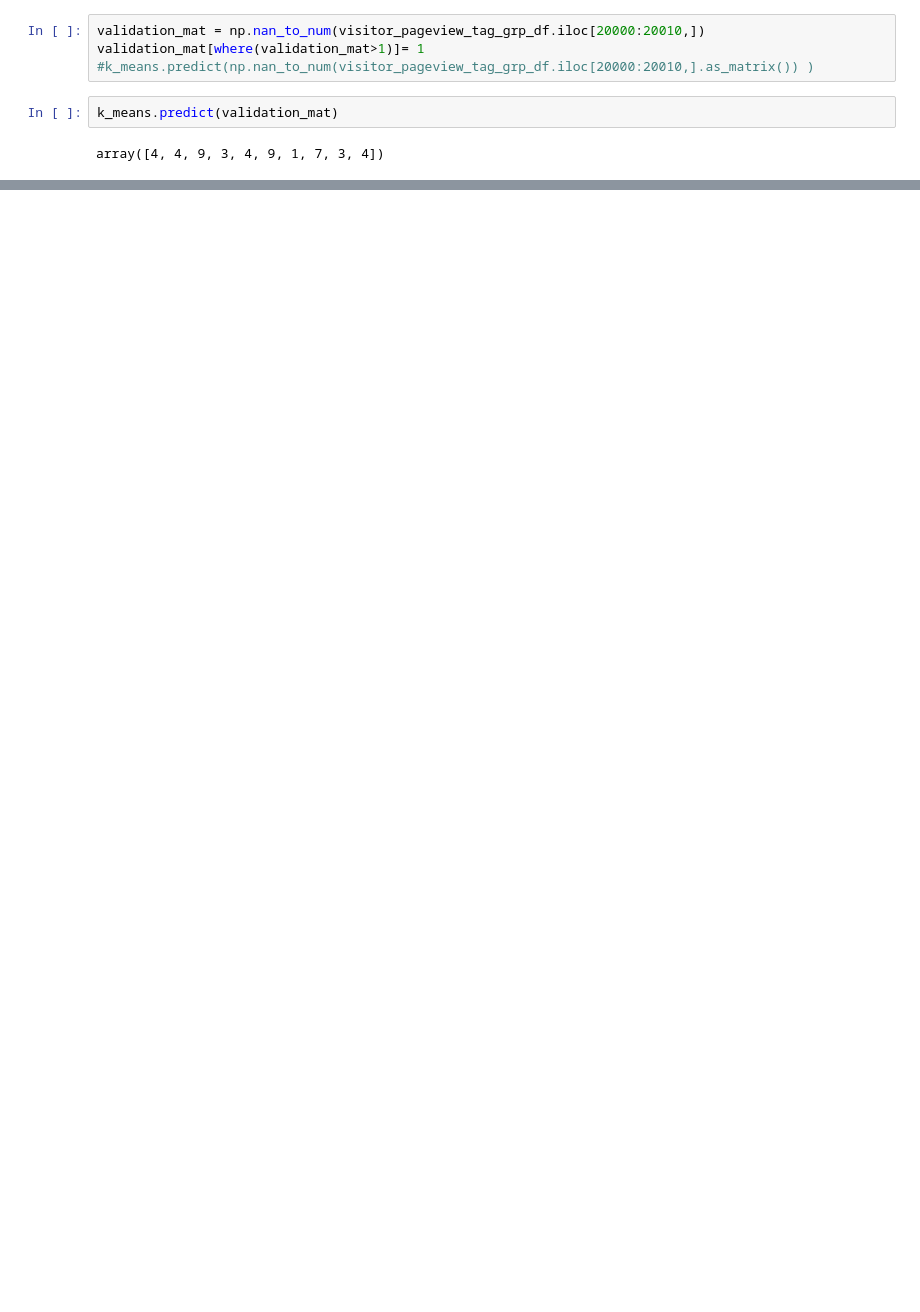
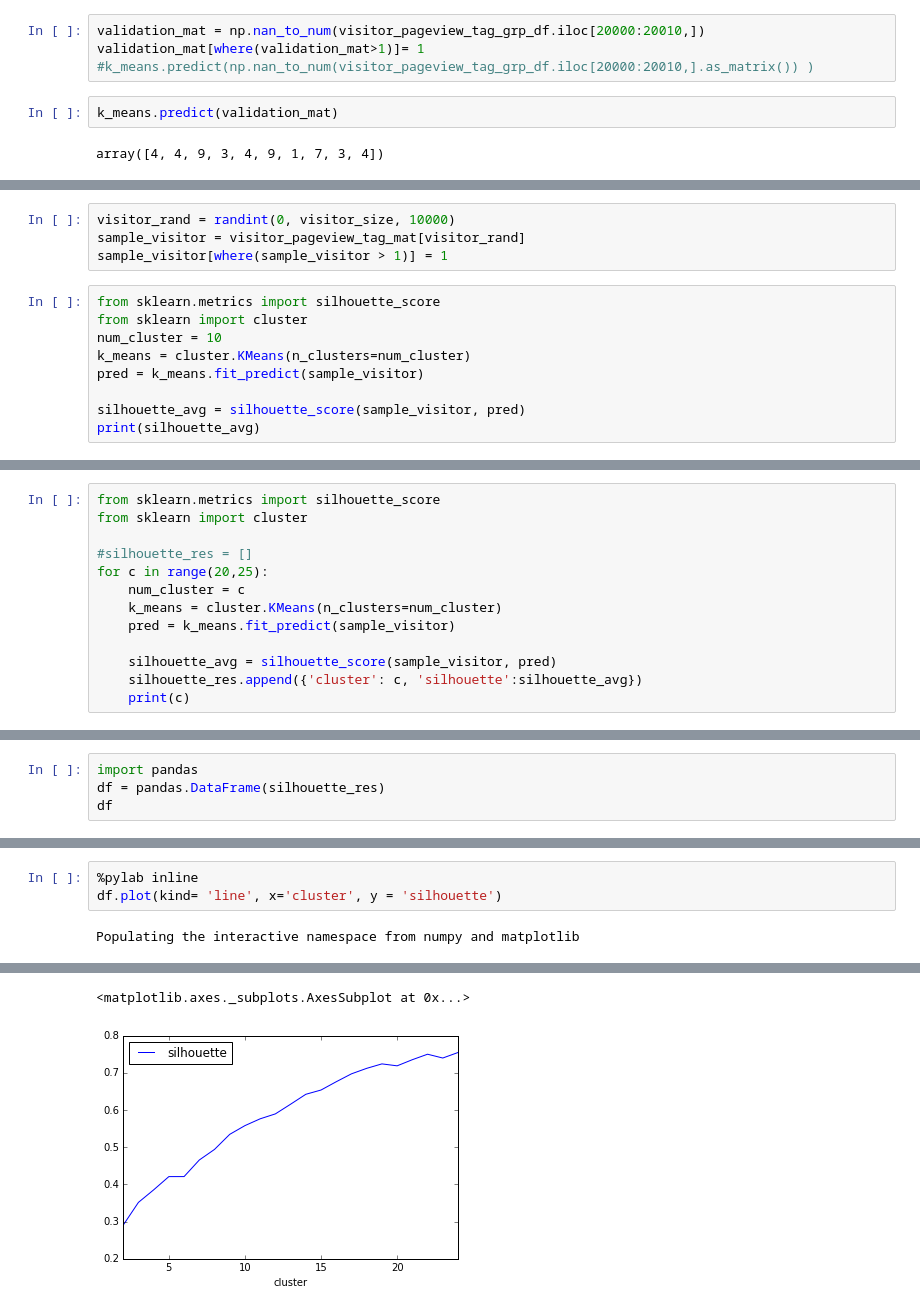
Before and after one commit to ywchiu/cathaybkpython, a Jupyter notebook: 20160922Tutorial.ipynb, the cells around one changed output, grey strips where cells are left out. Drawn from its saved outputs; the diff is of its cells as text; blank space fills up the shorter version.

Commit message:
organize data

```diff
--- a/20160922Tutorial.ipynb
+++ b/20160922Tutorial.ipynb
@@ -558,0 +569,13 @@ array([4, 4, 9, 3, 4, 9, 1, 7, 3, 4])
+# %%
+visitor_rand = randint(0, visitor_size, 10000)
+sample_visitor = visitor_pageview_tag_mat[visitor_rand]
+sample_visitor[where(sample_visitor > 1)] = 1
+# %%
+from sklearn.metrics import silhouette_score
+from sklearn import cluster
+num_cluster = 10
+k_means = cluster.KMeans(n_clusters=num_cluster)
+pred = k_means.fit_predict(sample_visitor)
+
+silhouette_avg = silhouette_score(sample_visitor, pred)
+print(silhouette_avg)
@@ -558,0 +584,13 @@ array([4, 4, 9, 3, 4, 9, 1, 7, 3, 4])
+# %%
+from sklearn.metrics import silhouette_score
+from sklearn import cluster
+
+#silhouette_res = []
+for c in range(20,25):
+    num_cluster = c
+    k_means = cluster.KMeans(n_clusters=num_cluster)
+    pred = k_means.fit_predict(sample_visitor)
+
+    silhouette_avg = silhouette_score(sample_visitor, pred)
+    silhouette_res.append({'cluster': c, 'silhouette':silhouette_avg})
+    print(c)
@@ -558,0 +603,4 @@ array([4, 4, 9, 3, 4, 9, 1, 7, 3, 4])
+# %%
+import pandas
+df = pandas.DataFrame(silhouette_res)
+df
@@ -558,0 +625,5 @@ array([4, 4, 9, 3, 4, 9, 1, 7, 3, 4])
+# %%
+%pylab inline
+df.plot(kind= 'line', x='cluster', y = 'silhouette')
+# %% [output]
+Populating the interactive namespace from numpy and matplotlib
@@ -558,0 +632,2 @@ array([4, 4, 9, 3, 4, 9, 1, 7, 3, 4])
+<matplotlib.axes._subplots.AxesSubplot at 0x...>
+[figure, added]
```
Also changed, not shown: parts of 15 cells of this notebook.
